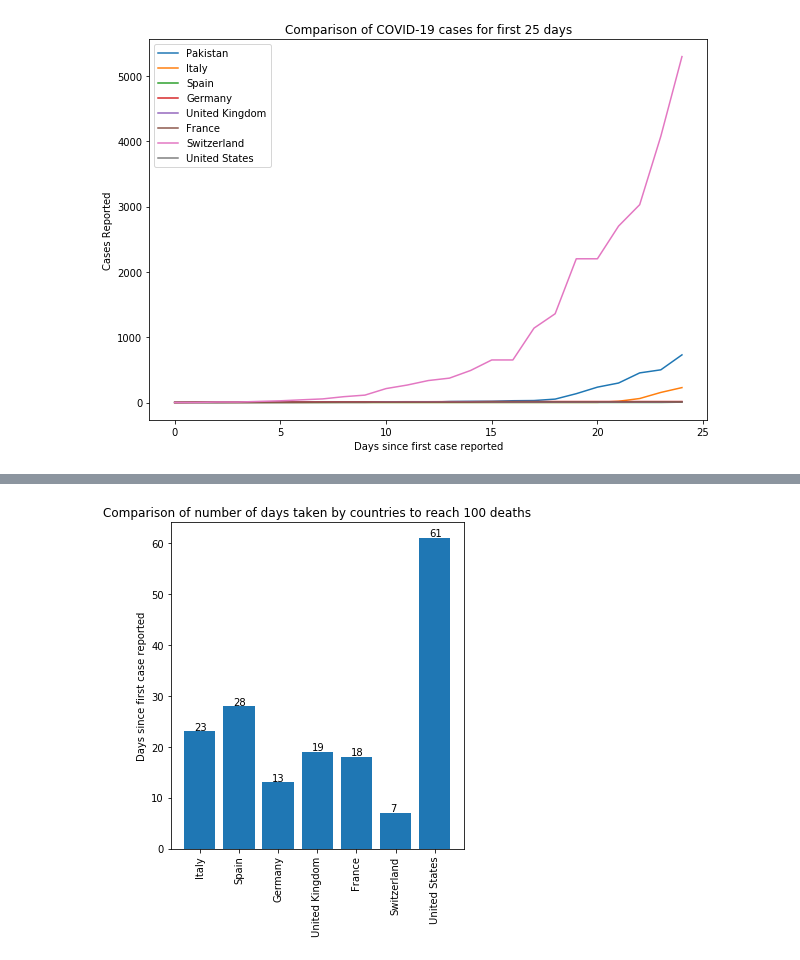
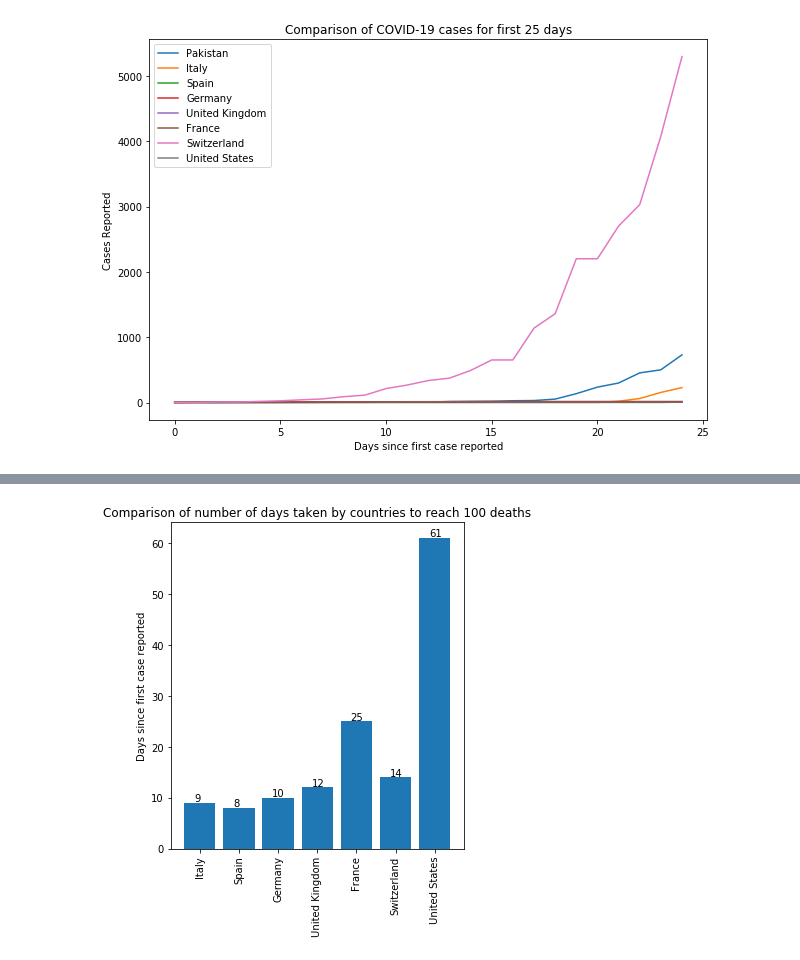
Before and after one commit to rhasnainanwar/COVID19_Insights, a Jupyter notebook: VirusSpread.ipynb, the cells around one changed output, grey strips where cells are left out. Saved outputs shown, nothing was run; the diff lists cells and outputs as text; code cells hidden in the pictures.

```diff
--- a/VirusSpread.ipynb
+++ b/VirusSpread.ipynb
@@ -62,7 +62,8 @@ def plot_country_spread(data, countries, prefix, days=-1):
 
     plt.show()
 # %%
-top_countries = ['Pakistan', 'Italy', 'Spain', 'Germany', 'United Kingdom', 'France', 'Switzerland', 'United States']
+top_countries = ['Pakistan', 'Italy', 'Spain', 'Germany',
+                 'United Kingdom', 'France', 'Switzerland', 'United States']
 # %%
 plot_country_spread(data_Confirmed, top_countries, 'cases', 60)
 # %% [output]
@@ -132,4 +133,4 @@ plot_cases_climb(data_Confirmed, ['Italy', 'Iran', 'Spain', 'France'], 500, 'dea
 # %%
-plot_cases_climb(data_Confirmed, top_countries[1:], 100, 'deaths')
+plot_cases_climb(data_Deaths, top_countries[1:], 100, 'deaths')
 # %% [output]
-[figure, old version]
+[figure, new version]
```
Also changed, not shown: parts of 3 cells of this notebook, 1 other file.
